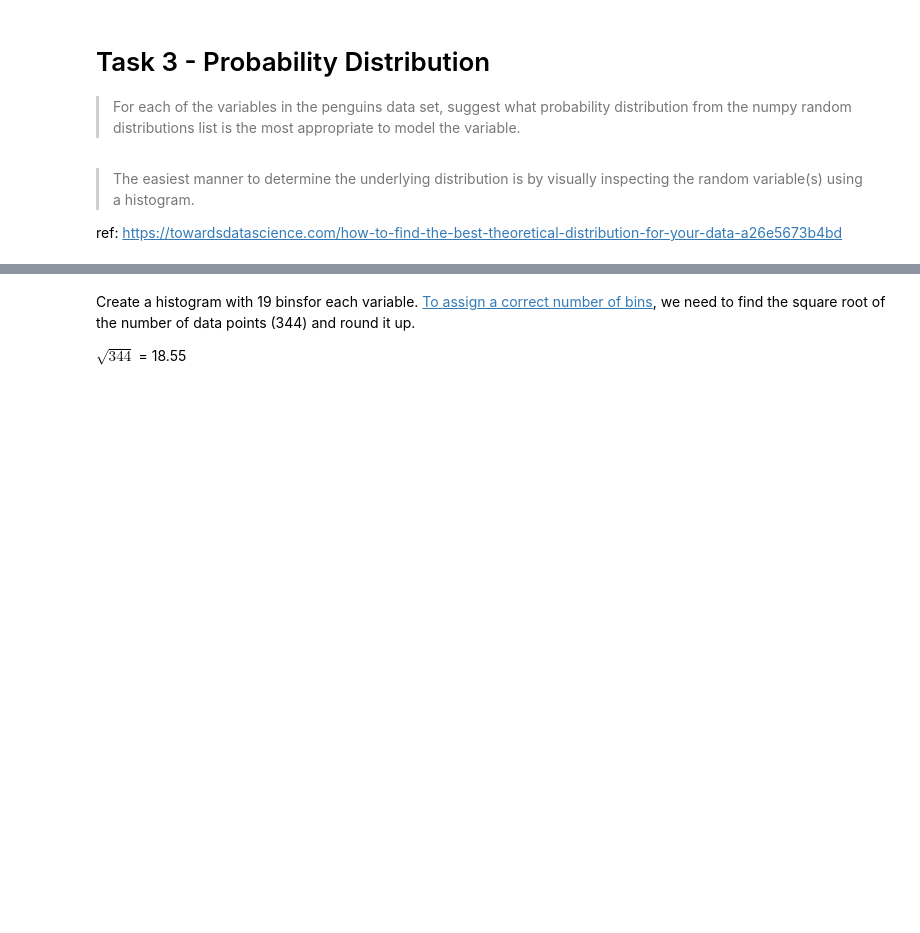
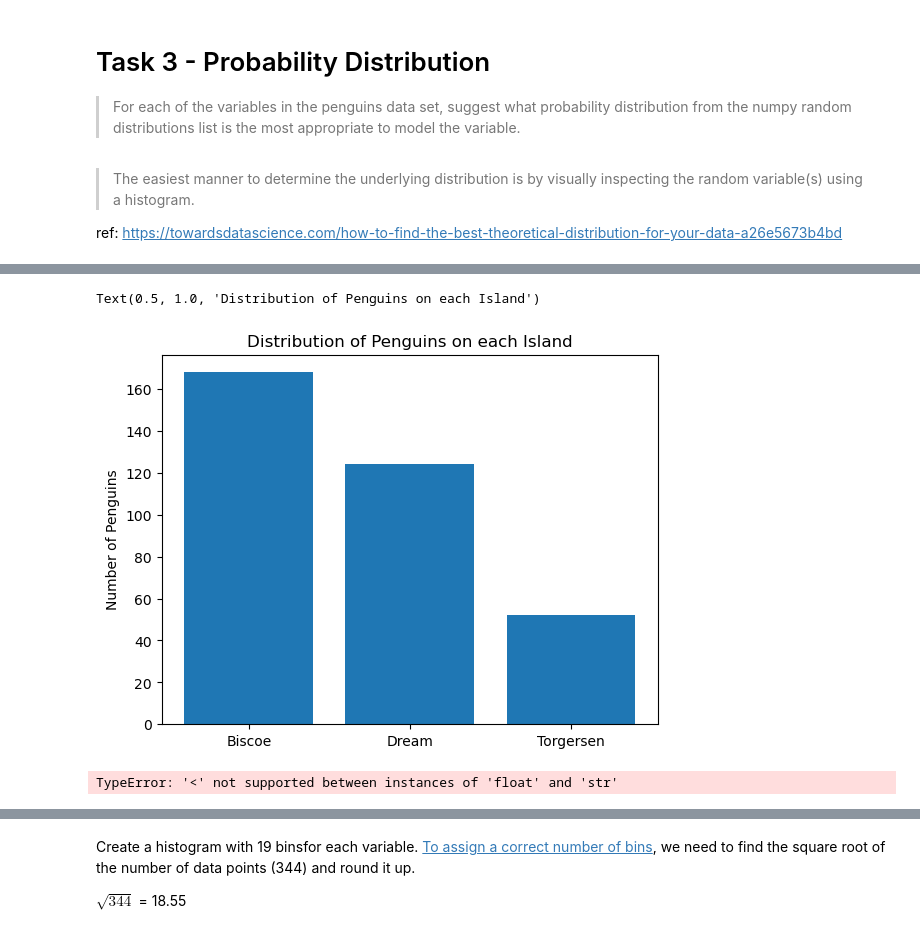
Before and after one commit to Kevin002023/FODA, a Jupyter notebook: tasks.ipynb, the cells around one changed output, grey strips where cells are left out. Saved outputs shown, nothing was run; the diff lists cells and outputs as text; code cells hidden in the pictures; blank space fills up the shorter version.

```diff
--- a/tasks.ipynb
+++ b/tasks.ipynb
@@ -175,0 +188,17 @@ Text(0.5, 0, 'Island)')
+# %%
+# Bar chart of showing distribution of penguins across the 3 Islands.
+
+Islands, counts1 = np.unique(island, return_counts=True)
+
+fig, ax = plt.subplots()
+
+ax.bar(Islands, counts1);
+ax.set_ylabel("Number of Penguins")
+ax.set_title("Distribution of Penguins on each Island")
+# %% [output]
+Text(0.5, 1.0, 'Distribution of Penguins on each Island')
+[figure, added]
+# %%
+Sex, counts2 = np.unique(sex, return_counts=True)
+# %% [output]
+TypeError: '<' not supported between instances of 'float' and 'str'
```
Also changed, not shown: parts of 13 cells of this notebook.
